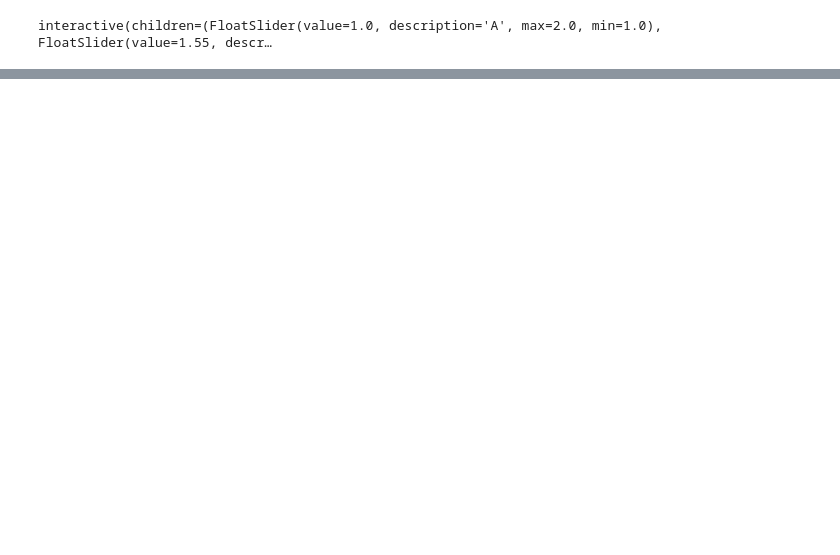
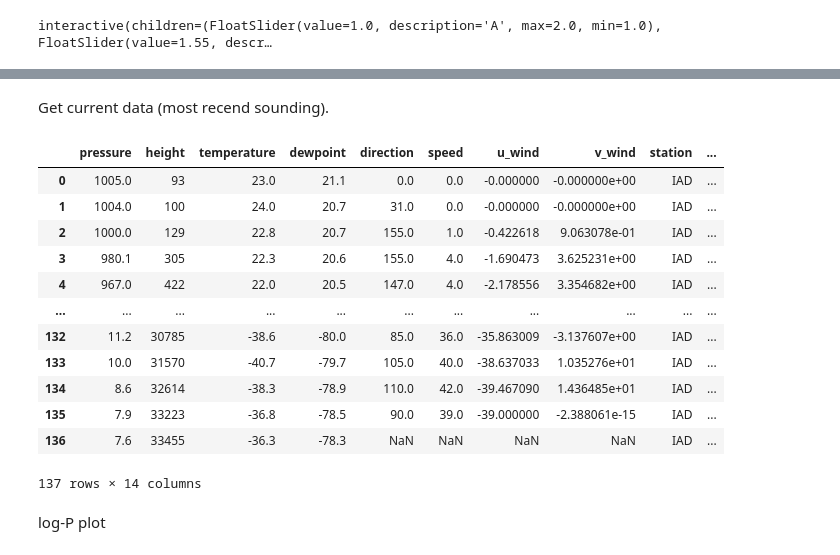
Before and after one commit to zmoon/hu-pbl-workshop-2020, a Jupyter notebook: python-tutorial/intro.ipynb, the cells around one changed output, grey strips where cells are left out. Drawn from its saved outputs; the diff is of its cells as text; code cells hidden in the pictures; blank space fills up the shorter version.

Commit message:
Add real data example using siphon

```diff
--- a/python-tutorial/intro.ipynb
+++ b/python-tutorial/intro.ipynb
@@ -145,0 +150,29 @@ interactive(children=(FloatSlider(value=1.0, description='A', max=2.0, min=1.0),
+# %% [markdown]
+Get current data (most recend sounding).
+# %%
+import datetime
+from siphon.simplewebservice.wyoming import WyomingUpperAir
+
+now = datetime.datetime.now()
+hour = (now.hour // 12)*12  # round down
+date = datetime.datetime(now.year, now.month, now.day, hour)
+station = "IAD"  # Sterling, VA
+
+df = WyomingUpperAir.request_data(date, station)
+df
+# %% [output]
+|  | pressure | height | temperature | dewpoint | direction | speed | u_wind | v_wind | station | ... |
+| 0 | 1005.0 | 93 | 23.0 | 21.1 | 0.0 | 0.0 | -0.000000 | -0.000000e+00 | IAD | ... |
+| 1 | 1004.0 | 100 | 24.0 | 20.7 | 31.0 | 0.0 | -0.000000 | -0.000000e+00 | IAD | ... |
+| 2 | 1000.0 | 129 | 22.8 | 20.7 | 155.0 | 1.0 | -0.422618 | 9.063078e-01 | IAD | ... |
+| 3 | 980.1 | 305 | 22.3 | 20.6 | 155.0 | 4.0 | -1.690473 | 3.625231e+00 | IAD | ... |
+| 4 | 967.0 | 422 | 22.0 | 20.5 | 147.0 | 4.0 | -2.178556 | 3.354682e+00 | IAD | ... |
+| ... | ... | ... | ... | ... | ... | ... | ... | ... | ... | ... |
+| 132 | 11.2 | 30785 | -38.6 | -80.0 | 85.0 | 36.0 | -35.863009 | -3.137607e+00 | IAD | ... |
+| 133 | 10.0 | 31570 | -40.7 | -79.7 | 105.0 | 40.0 | -38.637033 | 1.035276e+01 | IAD | ... |
+| 134 | 8.6 | 32614 | -38.3 | -78.9 | 110.0 | 42.0 | -39.467090 | 1.436485e+01 | IAD | ... |
+| 135 | 7.9 | 33223 | -36.8 | -78.5 | 90.0 | 39.0 | -39.000000 | -2.388061e-15 | IAD | ... |
+| 136 | 7.6 | 33455 | -36.3 | -78.3 | NaN | NaN | NaN | NaN | IAD | ... |
+137 rows × 14 columns
+# %% [markdown]
+log-P plot
```
Also changed, not shown: parts of 8 cells of this notebook.
